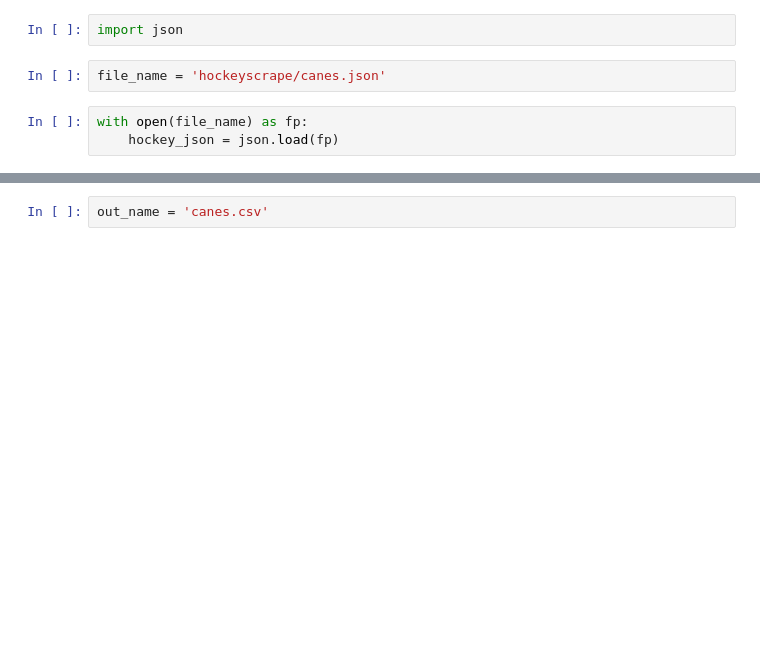
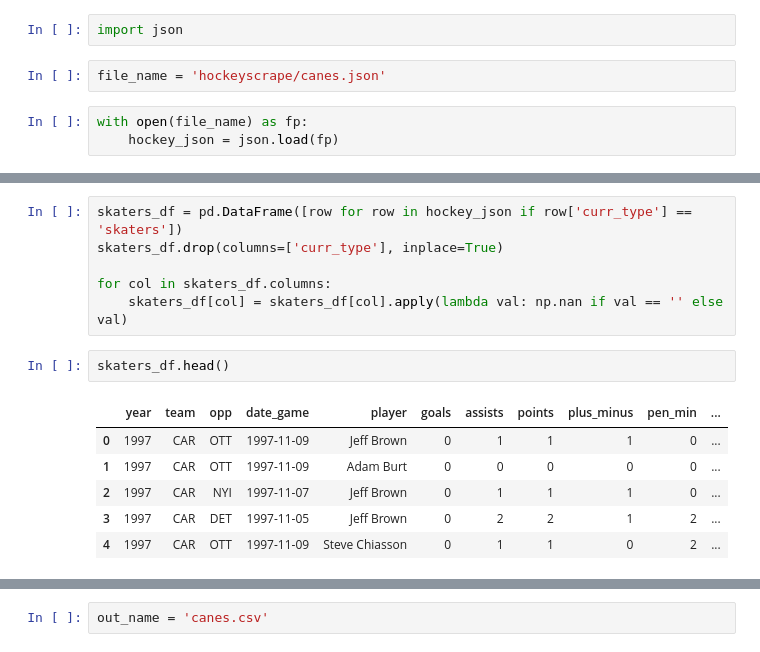
Before and after one commit to tas12740/Hockey---Do-Cheaters-Never-Win, a Jupyter notebook: CleanCanes.ipynb, the cells around one changed output, grey strips where cells are left out. Saved outputs shown, nothing was run; the diff lists cells and outputs as text; blank space fills up the shorter version.

```diff
--- a/CleanCanes.ipynb
+++ b/CleanCanes.ipynb
@@ -21,0 +54,15 @@ hockey_df.head()
+# %%
+skaters_df = pd.DataFrame([row for row in hockey_json if row['curr_type'] == 'skaters'])
+skaters_df.drop(columns=['curr_type'], inplace=True)
+
+for col in skaters_df.columns:
+    skaters_df[col] = skaters_df[col].apply(lambda val: np.nan if val == '' else val)
+# %%
+skaters_df.head()
+# %% [output]
+|  | year | team | opp | date_game | player | goals | assists | points | plus_minus | pen_min | ... |
+| 0 | 1997 | CAR | OTT | 1997-11-09 | Jeff Brown | 0 | 1 | 1 | 1 | 0 | ... |
+| 1 | 1997 | CAR | OTT | 1997-11-09 | Adam Burt | 0 | 0 | 0 | 0 | 0 | ... |
+| 2 | 1997 | CAR | NYI | 1997-11-07 | Jeff Brown | 0 | 1 | 1 | 1 | 0 | ... |
+| 3 | 1997 | CAR | DET | 1997-11-05 | Jeff Brown | 0 | 2 | 2 | 1 | 2 | ... |
+| 4 | 1997 | CAR | OTT | 1997-11-09 | Steve Chiasson | 0 | 1 | 1 | 0 | 2 | ... |
```
Also changed, not shown: parts of 25 cells of this notebook, 6 other files.
